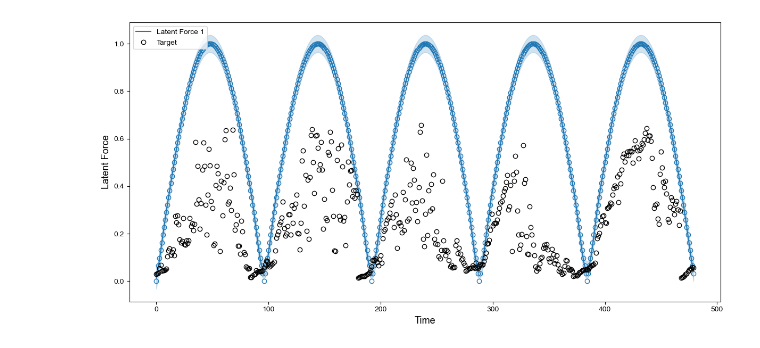
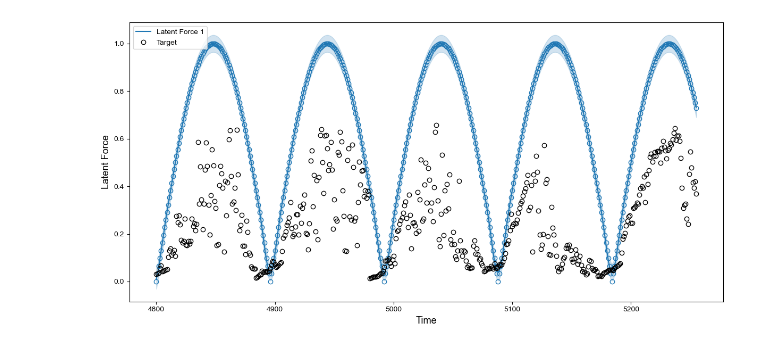
Before and after one commit to eirikbaekkelund/Dissertation, a Jupyter notebook: lfms.ipynb, the cells around one changed output. Drawn from its saved outputs; the diff is of its cells as text; code cells hidden in the pictures.

Commit message:
multitask gp++

```diff
--- a/lfms.ipynb
+++ b/lfms.ipynb
@@ -29,17 +29,17 @@ class MultitaskGP(gpytorch.models.ExactGP):
     """
     def __init__(self,
                  X : torch.Tensor,
-                 y : torch.Tensor,
+                 latent_f : torch.Tensor,
                  mean_module : gpytorch.means.Mean,
                  covar_module : gpytorch.kernels.Kernel):
 
         super(MultitaskGP, self).__init__(train_inputs=X,
-                                          train_targets=y,
-                                          likelihood=gpytorch.likelihoods.MultitaskGaussianLikelihood(num_tasks=y.shape[1]))
+                                          train_targets=latent_f,
+                                          likelihood=gpytorch.likelihoods.MultitaskGaussianLikelihood(num_tasks=latent_f.shape[1]))
         self.X = X
         self.mean_module = mean_module
         self.covar_module = covar_module
-        self.likelihood = gpytorch.likelihoods.MultitaskGaussianLikelihood(num_tasks=y.shape[1])
+        self.likelihood = gpytorch.likelihoods.MultitaskGaussianLikelihood(num_tasks=latent_f.shape[1])
 
     def forward(self, x):
         mean_x = self.mean_module(x)
@@ -66,6 +66,7 @@ class MultitaskGP(gpytorch.models.ExactGP):
         with torch.no_grad(), gpytorch.settings.fast_pred_var():
             return self.likelihood(self(x))
 
+    # TODO see if this is neccessary or if it should be optimized in combination with the ODE
     def fit(self,
             n_iter : int,
             lr : float,
@@ -139,7 +140,6 @@ x_train, y_train, x_test, y_test = dl.train_test_split(time, y, n_hours=N_HOURS_
 # %%
 periodic_time = dl.periodic_mapping(time, DAY_MIN, DAY_MAX, minute_interval=MINUTE_INTERVAL).unsqueeze(-1)
 periodic_train, _, periodic_test, _ = dl.train_test_split(periodic_time, y, n_hours=N_HOURS_PRED)
-x = torch.arange(0, len(periodic_time)).unsqueeze(-1).float()
 # %%
 # x = torch.linspace(0, torch.pi, 100)
 # y = torch.stack([torch.sin(x * 2 * torch.pi) + torch.randn(x.size(0)) * 0.2,
@@ -155,18 +155,18 @@ x = torch.arange(0, len(periodic_time)).unsqueeze(-1).float()
 
 # z_train, z_test = z[:75], z[75:]
 # %%
-likelihood = gpytorch.likelihoods.MultitaskGaussianLikelihood(num_tasks=y.shape[1])
+likelihood = gpytorch.likelihoods.MultitaskGaussianLikelihood(num_tasks=y_train.shape[1])
 mean_module = gpytorch.means.MultitaskMean(
                     gpytorch.means.ConstantMean(),
-                    num_tasks=y.shape[1]
+                    num_tasks=y_train.shape[1]
                 )
 covar_module = gpytorch.kernels.MultitaskKernel(
                     gpytorch.kernels.RBFKernel(),
-                    num_tasks=y.shape[1],
+                    num_tasks=y_train.shape[1],
                     rank=1
                 )
-multitask_model = MultitaskGP(X=x,
-                              y=periodic_time,
+multitask_model = MultitaskGP(X=x_train,
+                              latent_f=periodic_train,
                               mean_module=mean_module,
                               covar_module=covar_module)
 multitask_model.fit(n_iter=100,
@@ -212,9 +212,9 @@ def plot_multitask_gp(multitask_model, x, lfs, target):
     plt.tight_layout()
     plt.show()
 # %%
-plot_multitask_gp(multitask_model, x=x, lfs=periodic_time, target=y)
+plot_multitask_gp(multitask_model, x=x_train, lfs=periodic_train, target=y_train)
 # %% [output]
-[figure, old version]
+[figure, new version]
 # %%
 from torchdiffeq import odeint
 
```
Also changed, not shown: parts of 4 cells of this notebook, 6 other files.
